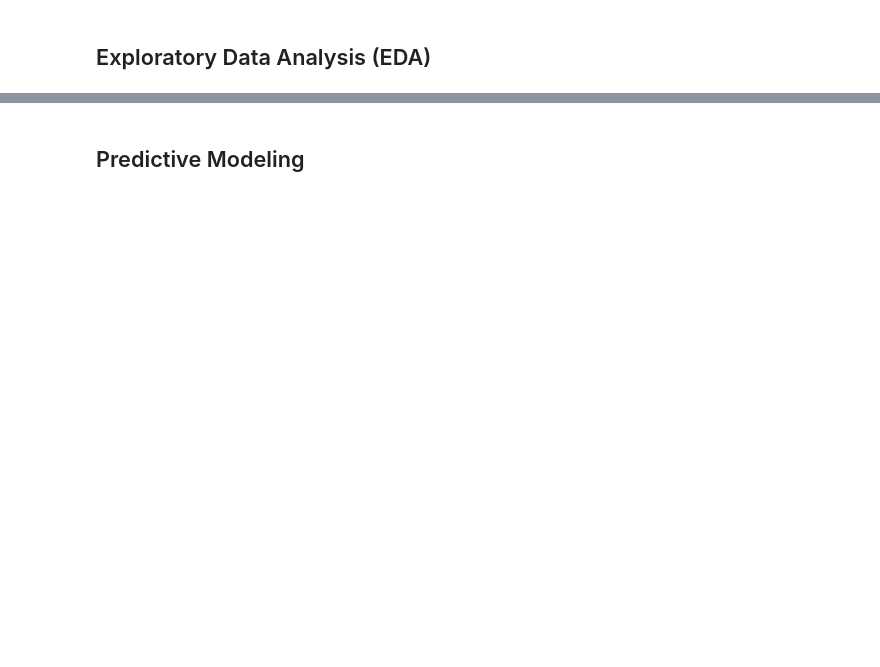
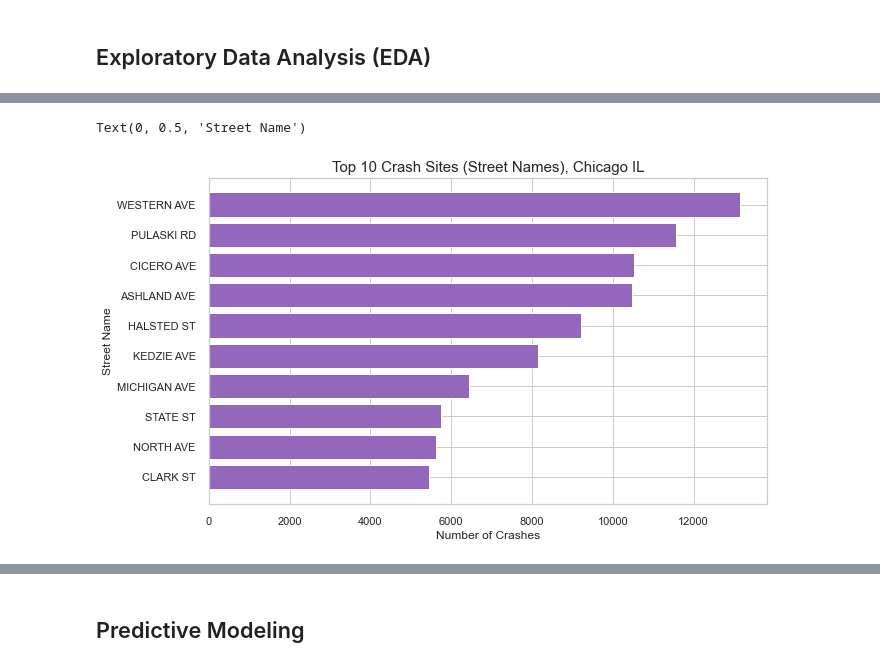
Before and after one commit to marcosvppfernandes/chicagoteam_quanggang, a Jupyter notebook: final_notebook.ipynb, the cells around one changed output, grey strips where cells are left out. Saved outputs shown, nothing was run; the diff lists cells and outputs as text; code cells hidden in the pictures; blank space fills up the shorter version.

```diff
--- a/final_notebook.ipynb
+++ b/final_notebook.ipynb
@@ -164,0 +283,15 @@ vehicles.dropna(inplace=True)
+# %%
+fig, ax = plt.subplots(figsize=(10,6))
+
+street_names = crashes.street_name.value_counts(sort=True).index[:10]
+crash_frequency = crashes.street_name.value_counts(sort=True).values[:10]
+
+ax.barh(street_names, crash_frequency, color='tab:purple')
+ax.set_title('Top 10 Crash Sites (Street Names), Chicago IL', size=15)
+ax.set_yticklabels(street_names)
+ax.invert_yaxis()
+ax.set_xlabel('Number of Crashes')
+ax.set_ylabel('Street Name')
+# %% [output]
+Text(0, 0.5, 'Street Name')
+[figure, added]
```
Also changed, not shown: parts of 34 cells of this notebook, 4 other files.
